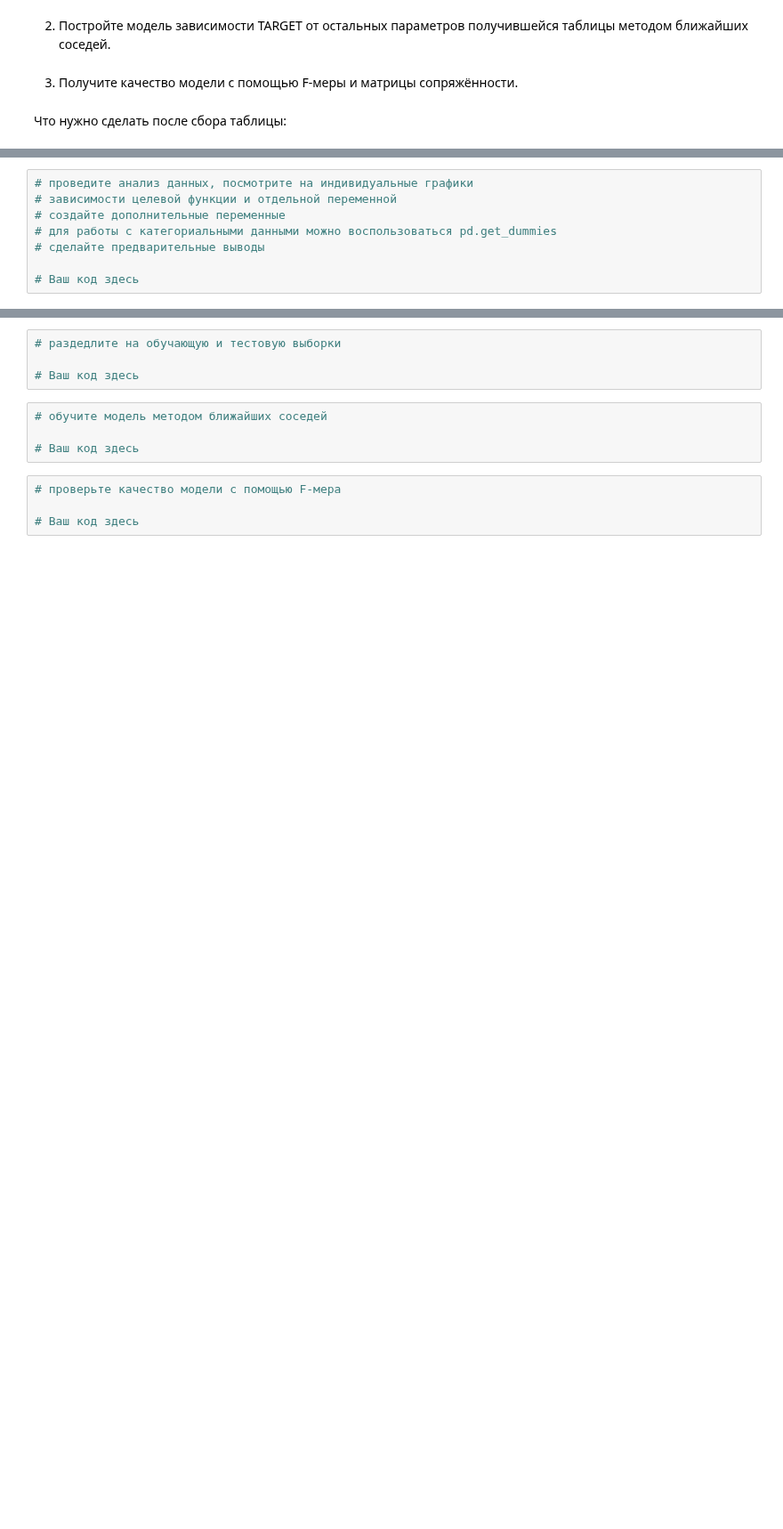
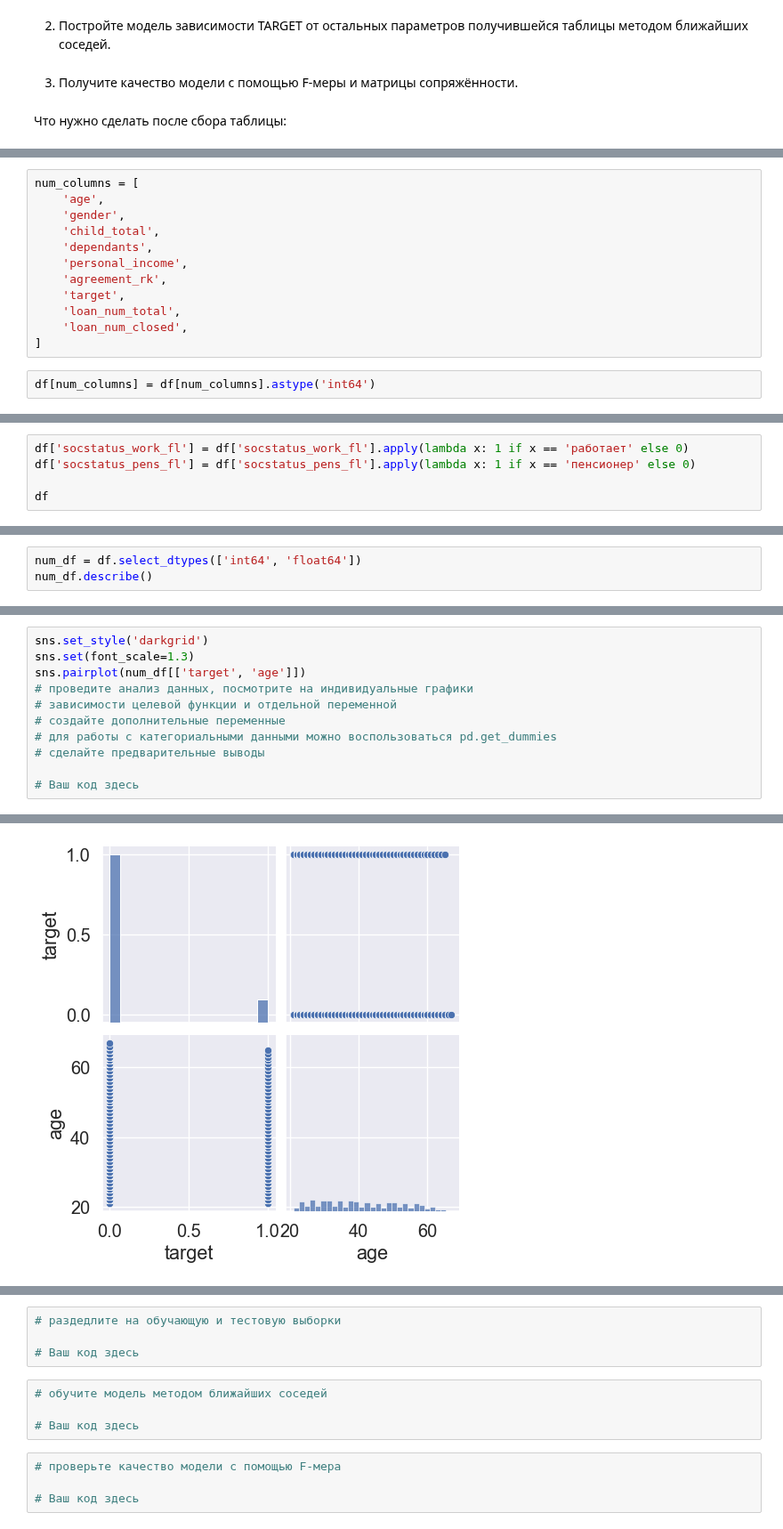
Before and after one commit to IgorKolotushkin/machine_learning_ds, a Jupyter notebook: hw4/homework. Метод ближайших соседей.ipynb, the cells around one changed output, grey strips where cells are left out. Shown at 89% size. Drawn from its saved outputs; the diff is of its cells as text; blank space fills up the shorter version.

```diff
--- a/hw4/homework. Метод ближайших соседей.ipynb
+++ b/hw4/homework. Метод ближайших соседей.ipynb
@@ -160,0 +175,14 @@ df.head()
+# %%
+num_columns = [
+    'age',
+    'gender',
+    'child_total',
+    'dependants',
+    'personal_income',
+    'agreement_rk',
+    'target',
+    'loan_num_total',
+    'loan_num_closed',
+]
+# %%
+df[num_columns] = df[num_columns].astype('int64')
@@ -160,0 +253,5 @@ df.head()
+# %%
+df['socstatus_work_fl'] = df['socstatus_work_fl'].apply(lambda x: 1 if x == 'работает' else 0)
+df['socstatus_pens_fl'] = df['socstatus_pens_fl'].apply(lambda x: 1 if x == 'пенсионер' else 0)
+
+df
@@ -160,0 +272,3 @@ df.head()
+# %%
+num_df = df.select_dtypes(['int64', 'float64'])
+num_df.describe()
@@ -161,4 +285,7 @@ df.head()
 # %%
+sns.set_style('darkgrid')
+sns.set(font_scale=1.3)
+sns.pairplot(num_df[['target', 'age']])
 # проведите анализ данных, посмотрите на индивидуальные графики
 # зависимости целевой функции и отдельной переменной
 # создайте дополнительные переменные
@@ -166,3 +293,4 @@ df.head()
 # сделайте предварительные выводы
 
 # Ваш код здесь
+# %% [output]
@@ -168,0 +298 @@ df.head()
+[figure, added]
```
Also changed, not shown: parts of 12 cells of this notebook, 1 other file.
